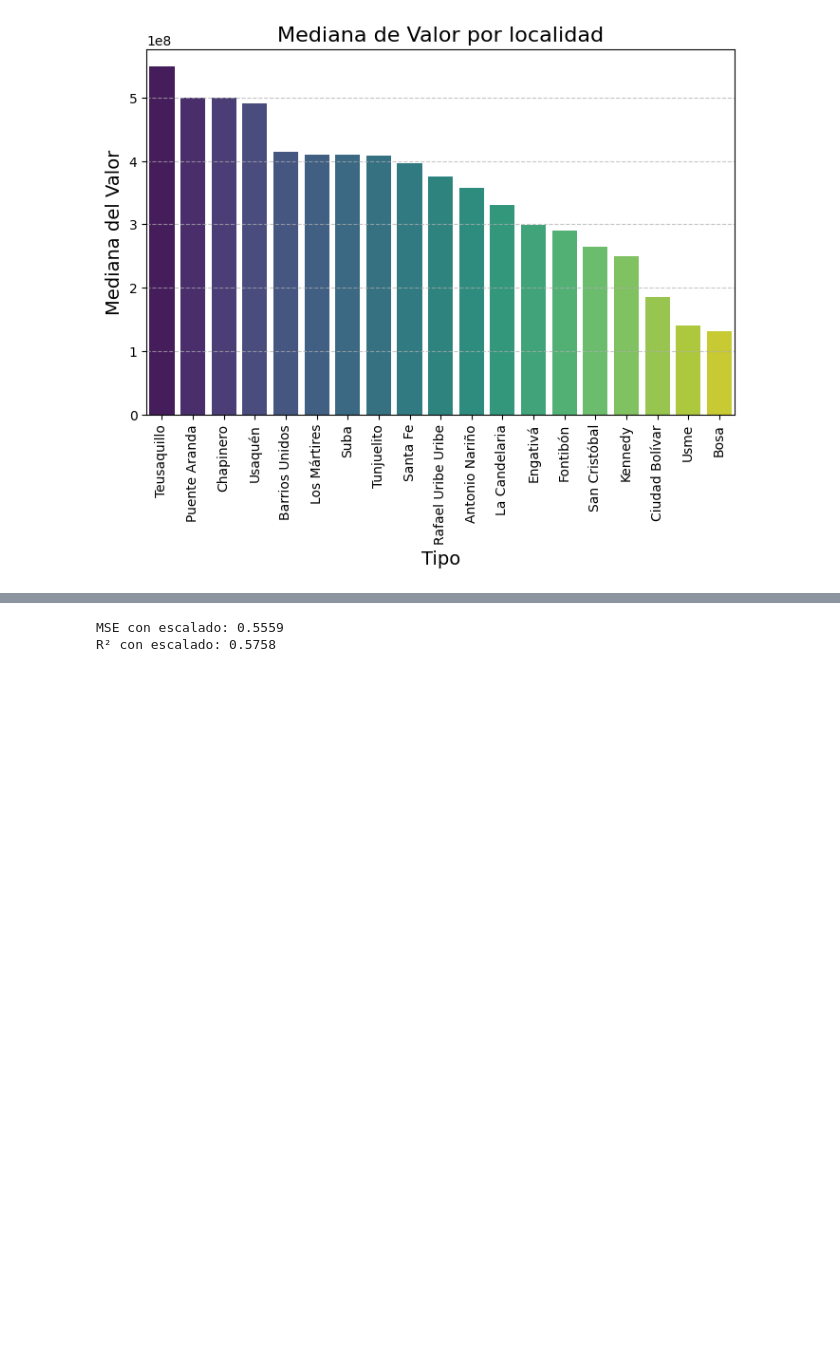
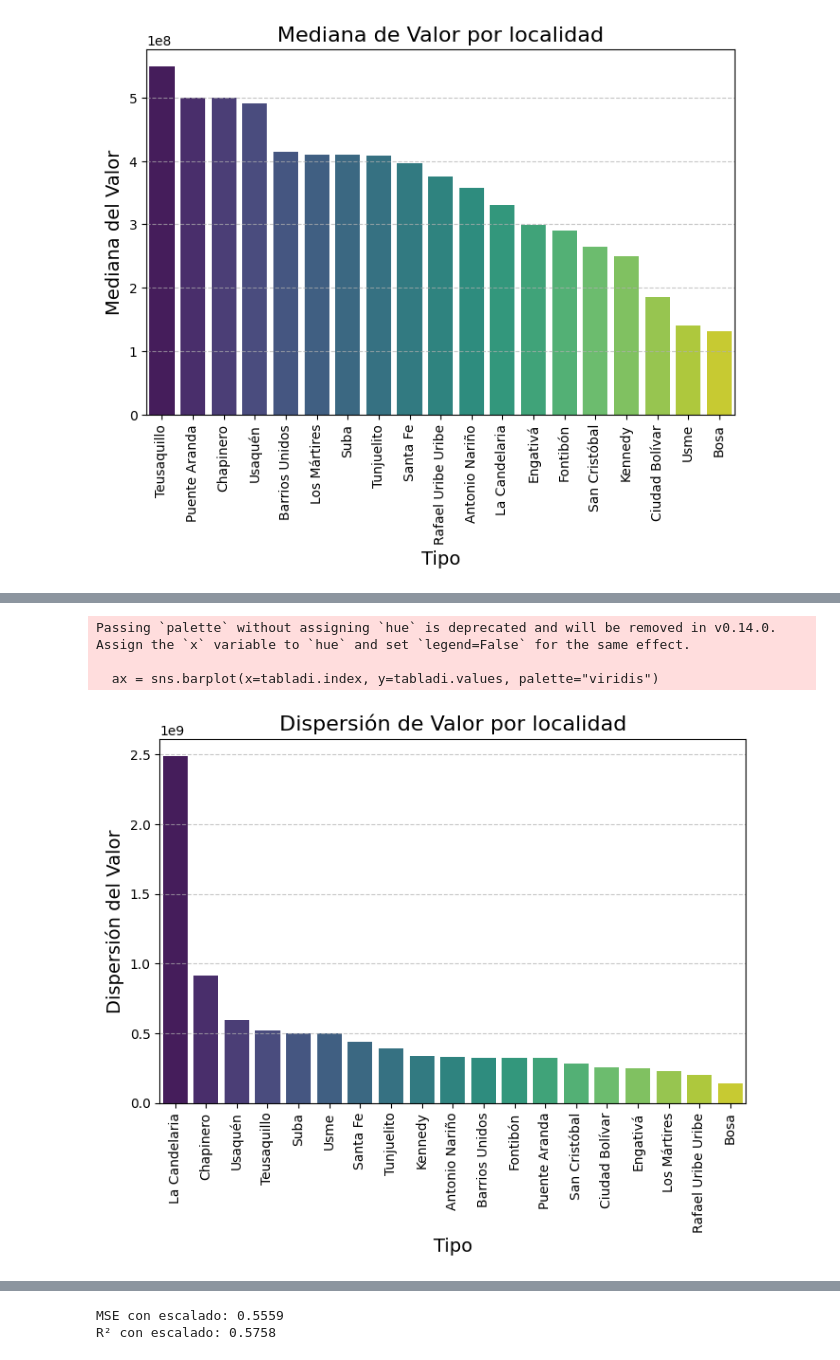
Before and after one commit to julihdez36/Metodos_estadisticos, a Jupyter notebook: Regresion lineal.ipynb, the cells around one changed output, grey strips where cells are left out. Cells and saved outputs as stored; diff of their text form; code cells hidden in the pictures; blank space fills up the shorter version.

```diff
--- a/Regresion lineal.ipynb
+++ b/Regresion lineal.ipynb
@@ -555,0 +516,18 @@ plt.show()
+# %%
+tabladi = df.Valor.groupby(df['localidad']).std().sort_values(ascending=False)
+
+plt.figure(figsize=(8, 5))
+ax = sns.barplot(x=tabladi.index, y=tabladi.values, palette="viridis")
+
+plt.xlabel("Tipo", fontsize=14)
+plt.ylabel("Dispersión del Valor", fontsize=14)
+plt.title("Dispersión de Valor por localidad", fontsize=16)
+plt.xticks(rotation=90)
+plt.grid(axis='y', linestyle='--', alpha=0.7)
+
+plt.show()
+# %% [output]
+Passing `palette` without assigning `hue` is deprecated and will be removed in v0.14.0. Assign the `x` variable to `hue` and set `legend=False` for the same effect.
+
+  ax = sns.barplot(x=tabladi.index, y=tabladi.values, palette="viridis")
+[figure, added]
```
Also changed, not shown: parts of 14 cells of this notebook.
